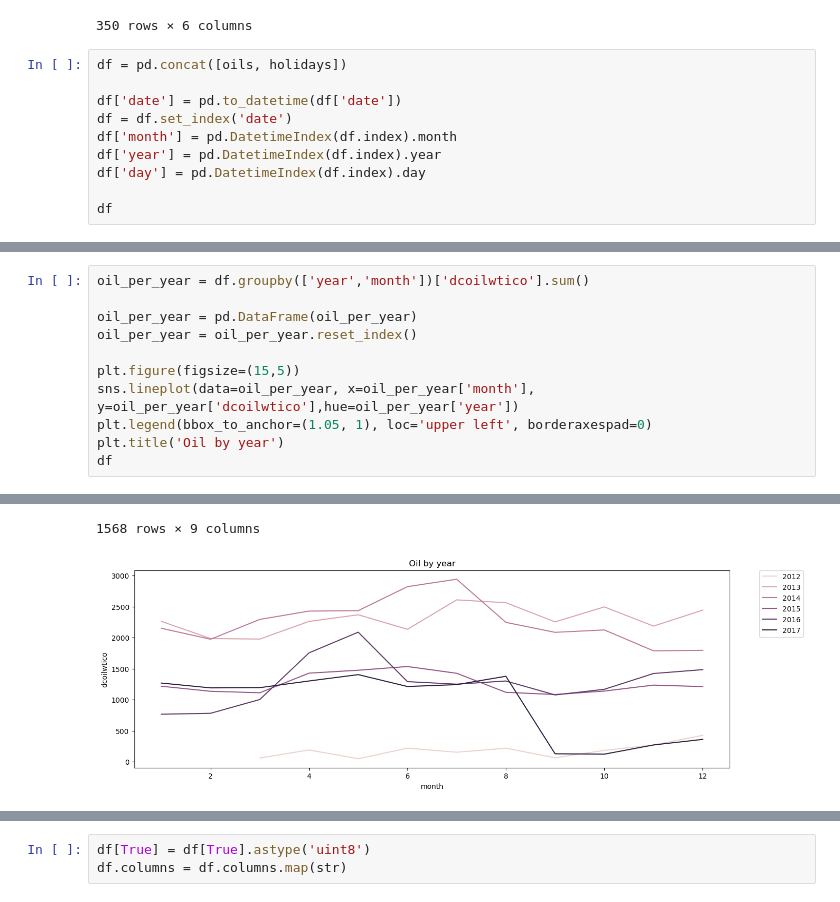
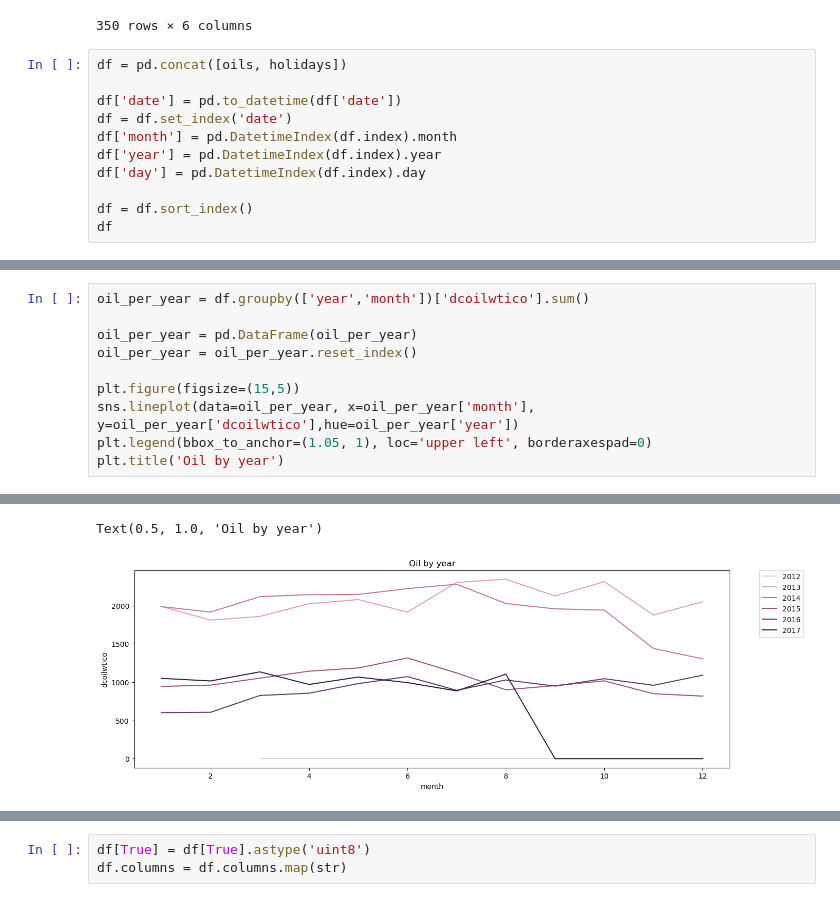
Before and after one commit to Amiromar1/DS-CHALLENGE, a Jupyter notebook: DS-2.ipynb, the cells around one changed output, grey strips where cells are left out. Cells and saved outputs as stored; diff of their text form.

```diff
--- a/DS-2.ipynb
+++ b/DS-2.ipynb
@@ -77,6 +59,7 @@ df['month'] = pd.DatetimeIndex(df.index).month
 df['year'] = pd.DatetimeIndex(df.index).year
 df['day'] = pd.DatetimeIndex(df.index).day
 
+df = df.sort_index()
 df
 # %% [output]
 |  | dcoilwtico | type | locale | locale_name | description | transferred | month | year | day |
@@ -190,5 +222,4 @@ plt.figure(figsize=(15,5))
 sns.lineplot(data=oil_per_year, x=oil_per_year['month'], y=oil_per_year['dcoilwtico'],hue=oil_per_year['year'])
 plt.legend(bbox_to_anchor=(1.05, 1), loc='upper left', borderaxespad=0)
 plt.title('Oil by year')
-df
 # %% [output]
@@ -208,5 +226,5 @@ df
-1568 rows × 9 columns
+Text(0.5, 1.0, 'Oil by year')
-[figure, old version]
+[figure, new version]
 # %%
 oil_per_day = df.groupby(['month','day'])['dcoilwtico'].sum()
 
```
Also changed, not shown: parts of 22 cells of this notebook.
